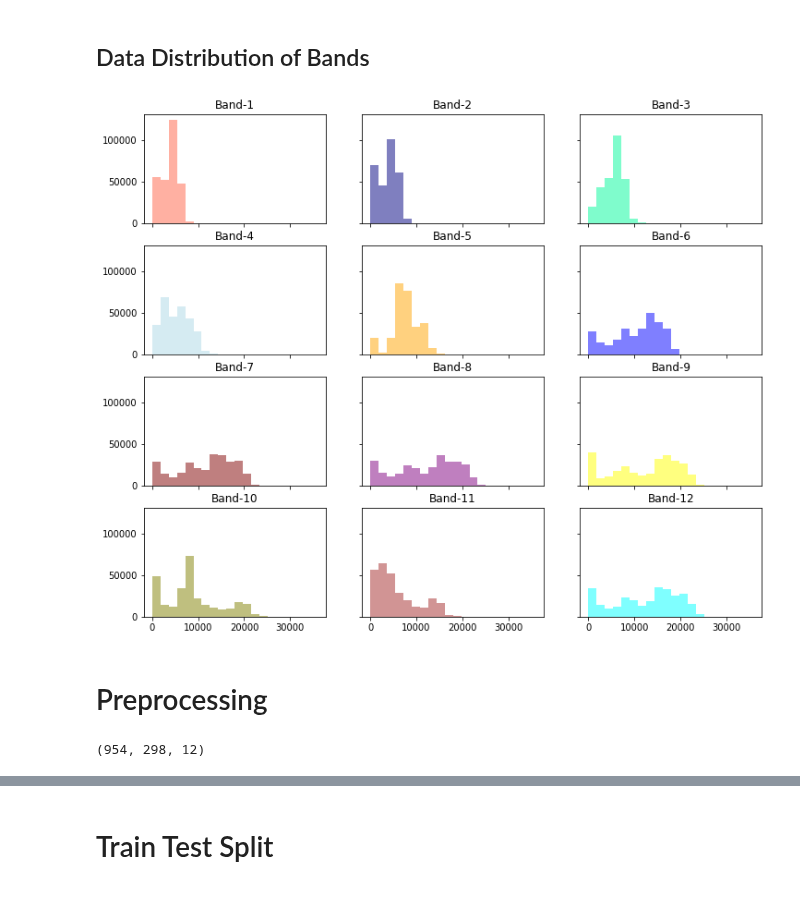
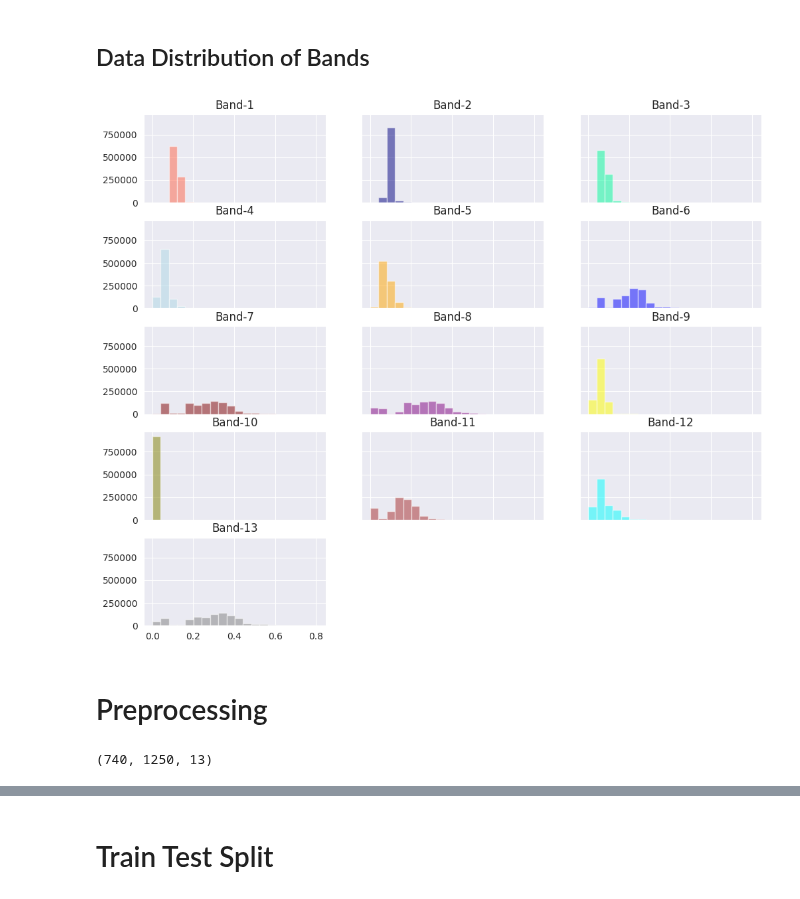
Before and after one commit to angpysha/Satellite_Imagery_Analysis, a Jupyter notebook: Classification/Land_Cover_Classification_in_Satellite_Imagery_using_Python.ipynb, the cells around one changed output, grey strips where cells are left out. Saved outputs shown, nothing was run; the diff lists cells and outputs as text; code cells hidden in the pictures.

```diff
--- a/Classification/Land_Cover_Classification_in_Satellite_Imagery_using_Python.ipynb
+++ b/Classification/Land_Cover_Classification_in_Satellite_Imagery_using_Python.ipynb
@@ -38,7 +56,7 @@ np.seterr(divide='ignore', invalid='ignore')
 # Read Data
 # %%
 from glob import glob
-S_sentinel_bands = glob("/mnt/d/aspiranture/Satellite_Imagery_Analysis/Data/sundarbans_data/*B?*.tiff")
+S_sentinel_bands = glob("/tmp/shared/*B?*.tiff")
 S_sentinel_bands.sort()
 S_sentinel_bands
 # %% [output]
@@ -105,26 +124,26 @@ plt.show()
 ## Data Distribution of Bands
 # %%
 colors = ['tomato', 'navy', 'MediumSpringGreen', 'lightblue', 'orange', 'blue',
-          'maroon', 'purple', 'yellow', 'olive', 'brown', 'cyan']
+          'maroon', 'purple', 'yellow', 'olive', 'brown', 'cyan', 'gray']
 
 ep.hist(arr_st,
-         colors = colors,
-        title=[f'Band-{i}' for i in range(1, 13)],
+        colors = colors,
+        title=[f'Band-{i}' for i in range(1, 14)],
         cols=3,
         alpha=0.5,
         figsize = (12, 10)
         )
 
 plt.show()
 # %% [output]
-[figure, old version]
+[figure, new version]
 # %% [markdown]
 # Preprocessing
 # %%
 x = np.moveaxis(arr_st, 0, -1)
 x.shape
 # %% [output]
-(954, 298, 12)
+(740, 1250, 13)
 # %%
 from sklearn.preprocessing import StandardScaler
 
```
Also changed, not shown: parts of 17 cells of this notebook, 2 other files.
